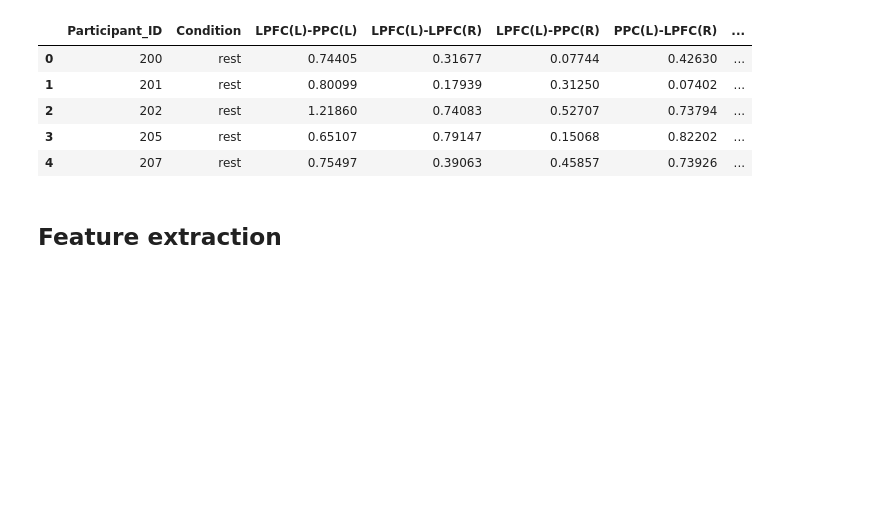
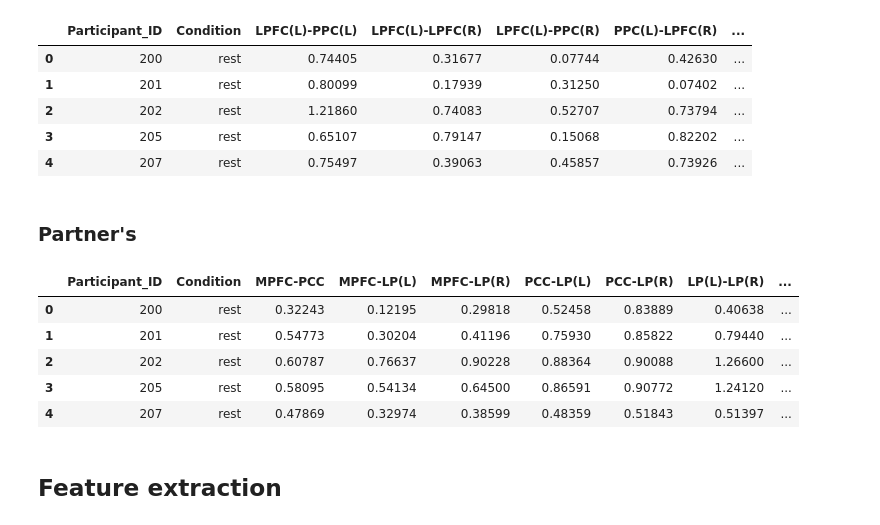
Before and after one commit to ikim318/ENGSCI700, a Jupyter notebook: results/randomForest.ipynb, the cells around one changed output. Drawn from its saved outputs; the diff is of its cells as text; code cells hidden in the pictures; blank space fills up the shorter version.

```diff
--- a/results/randomForest.ipynb
+++ b/results/randomForest.ipynb
@@ -152,5 +145,47 @@ matrix_fp.head()
 | 2 | 202 | rest | 1.21860 | 0.74083 | 0.52707 | 0.73794 | ... |
 | 3 | 205 | rest | 0.65107 | 0.79147 | 0.15068 | 0.82202 | ... |
 | 4 | 207 | rest | 0.75497 | 0.39063 | 0.45857 | 0.73926 | ... |
+# %% [markdown]
+### Partner's
+# %%
+# Sensorimotor
+SenMotor_2021 = pd.read_excel('../data/Brain_networks/Network_CC/SenMotor_2021.xlsx')
+SenMotor_2022 = pd.read_excel('../data/Brain_networks/Network_CC/SenMotor_2022.xlsx')
+SenMotor_2023 = pd.read_excel('../data/Brain_networks/Network_CC/SenMotor_2023.xlsx')
+
+all_SenMotor = pd.concat([SenMotor_2021, SenMotor_2022, SenMotor_2023], ignore_index=True)
+
+SenMotor_w_info = all_SenMotor.merge(info, on='Participant_ID', how='inner')
+matrix_SenMotor = SenMotor_w_info.drop(columns=['Condition_matfile', 'Sequence_name'], inplace=False)
+matrix_SenMotor.head()
+
+# DA
+DA_2021 = pd.read_excel('../data/Brain_networks/Network_CC/DA_2021.xlsx')
+DA_2022 = pd.read_excel('../data/Brain_networks/Network_CC/DA_2022.xlsx')
+DA_2023 = pd.read_excel('../data/Brain_networks/Network_CC/DA_2023.xlsx')
+
+all_DA = pd.concat([DA_2021, DA_2022, DA_2023], ignore_index=True)
+
+DA_w_info = all_DA.merge(info, on='Participant_ID', how='inner')
+matrix_DA = DA_w_info.drop(columns=['Condition_matfile', 'Sequence_name'], inplace=False)
+matrix_DA.head()
+
+# DMN
+DMN_2021 = pd.read_excel('../data/Brain_networks/Network_CC/DMN_2021.xlsx')
+DMN_2022 = pd.read_excel('../data/Brain_networks/Network_CC/DMN_2022.xlsx')
+DMN_2023 = pd.read_excel('../data/Brain_networks/Network_CC/DMN_2023.xlsx')
+
+all_DMN = pd.concat([DMN_2021, DMN_2022, DMN_2023], ignore_index=True)
+
+DMN_w_info = all_DMN.merge(info, on='Participant_ID', how='inner')
+matrix_DMN = DMN_w_info.drop(columns=['Condition_matfile', 'Sequence_name'], inplace=False)
+matrix_DMN.head()
+# %% [output]
+|  | Participant_ID | Condition | MPFC-PCC | MPFC-LP(L) | MPFC-LP(R) | PCC-LP(L) | PCC-LP(R) | LP(L)-LP(R) | ... |
+| 0 | 200 | rest | 0.32243 | 0.12195 | 0.29818 | 0.52458 | 0.83889 | 0.40638 | ... |
+| 1 | 201 | rest | 0.54773 | 0.30204 | 0.41196 | 0.75930 | 0.85822 | 0.79440 | ... |
+| 2 | 202 | rest | 0.60787 | 0.76637 | 0.90228 | 0.88364 | 0.90088 | 1.26600 | ... |
+| 3 | 205 | rest | 0.58095 | 0.54134 | 0.64500 | 0.86591 | 0.90772 | 1.24120 | ... |
+| 4 | 207 | rest | 0.47869 | 0.32974 | 0.38599 | 0.48359 | 0.51843 | 0.51397 | ... |
 # %% [markdown]
 ## Feature extraction
```
Also changed, not shown: parts of 13 cells of this notebook, 1 other file.
